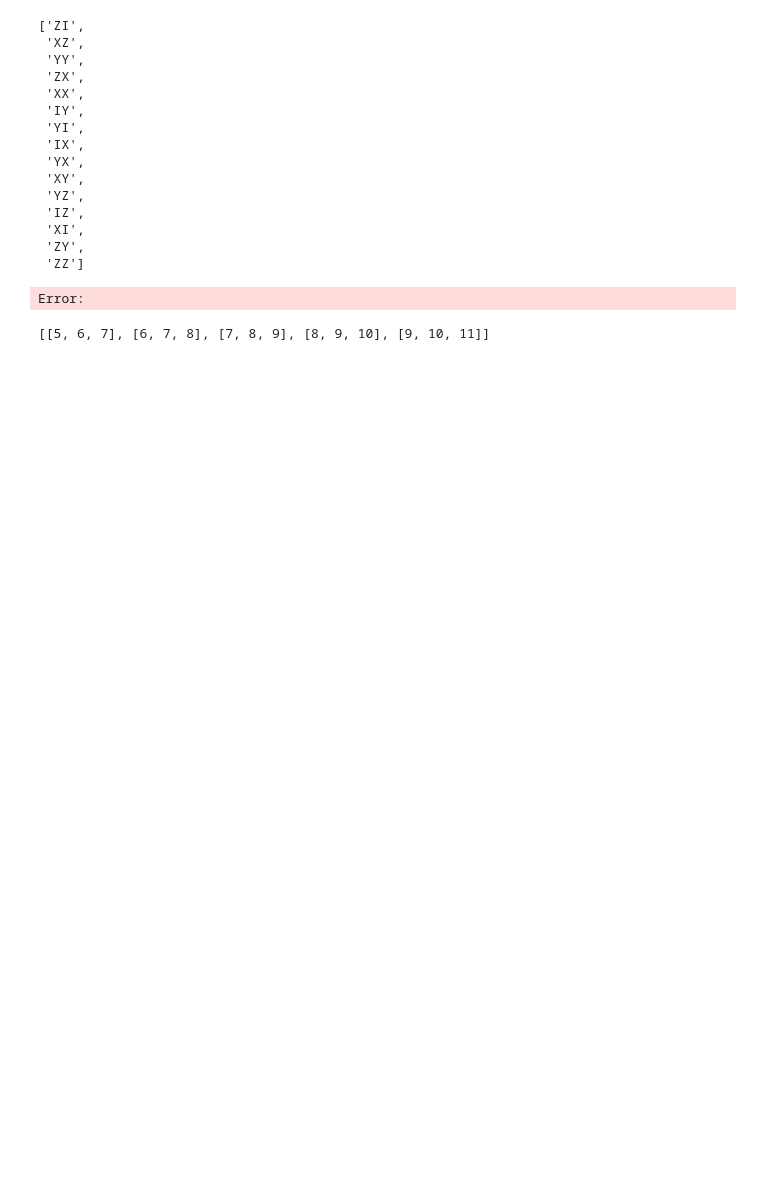
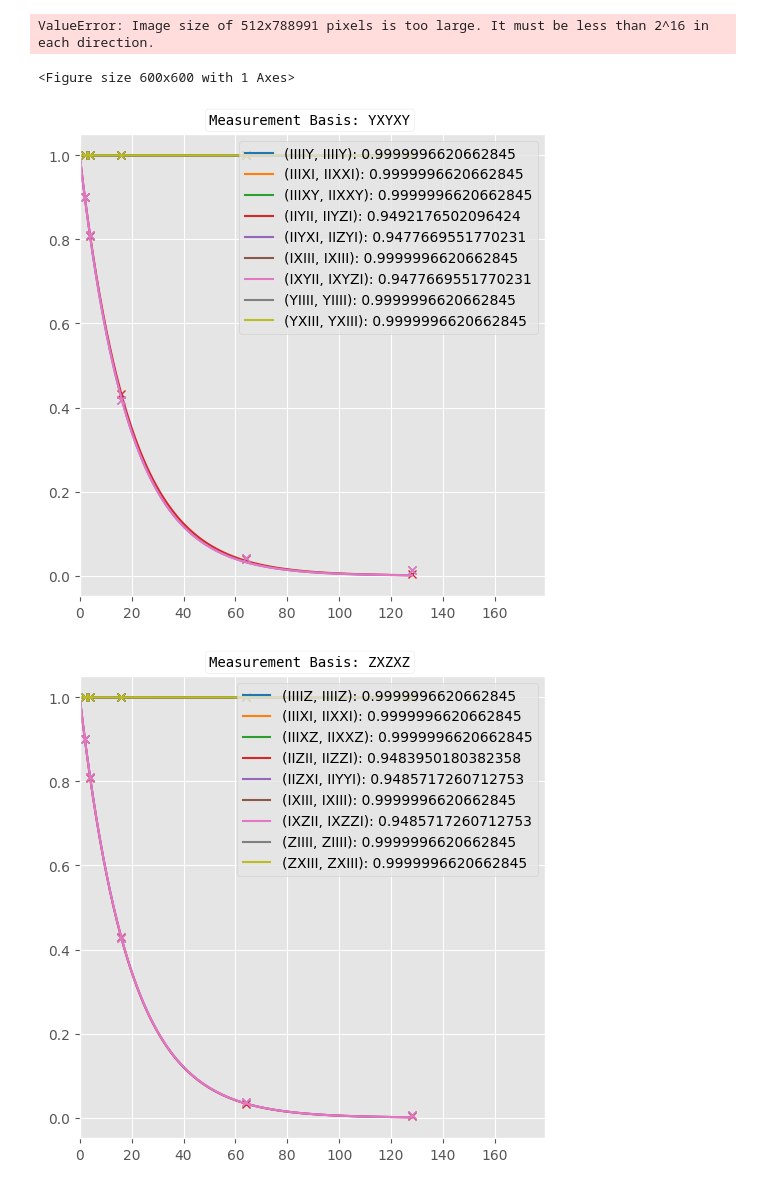
Before and after one commit to Fabrice-Schoeneberger/AutomatedPERTools, a Jupyter notebook: tutorial_notebooks/testrun/test.ipynb, the cells around one changed output. Cells and saved outputs as stored; diff of their text form; code cells hidden in the pictures; blank space fills up the shorter version.

```diff
--- a/tutorial_notebooks/testrun/test.ipynb
+++ b/tutorial_notebooks/testrun/test.ipynb
@@ -83,27 +20,53 @@ meas: 2/════════════════════════
-# %%
-len(["IXZ", "IYI", "XII", "IYY", "ZII", "YII", "IZZ", "IYX", "ZYI", "IZI", "YZI", "ZXI", "IYZ", "ZZI", "IIY", "IZX", "IXX", "YXI", "IIZ", "IZY", "IXY", "YYI", "XXI", "XYI", "IXI", "IIX", "XZI"])
-["ZI", "XZ", "YY", "ZX", "XX", "IY", "YI", "IX", "YX", "XY", "YZ", "IZ", "XI", "ZY", "ZZ"]
-# %% [output]
-['ZI',
- 'XZ',
- 'YY',
- 'ZX',
- 'XX',
- 'IY',
- 'YI',
- 'IX',
- 'YX',
- 'XY',
- 'YZ',
- 'IZ',
- 'XI',
- 'ZY',
- 'ZZ']
-Error:
-# %%
-a = [1,2,3]
-b = [4,5,6,7,8]
-ab = [[i+j for i in a] for j in b]
-print(ab)
-# %% [output]
-[[5, 6, 7], [6, 7, 8], [7, 8, 9], [8, 9, 10], [9, 10, 11]]
+# %%
+import os
+import sys
+import numpy as np
+from matplotlib import pyplot as plt
+home_folder = os.getcwd()
+is_pyquil = "pyquil_program" in home_folder
+if is_pyquil and "AutomatedPERTools" in home_folder:
+	raise Exception("Both folders?")
+i = 0
+while not "pauli_lindblad_per" in os.listdir(home_folder):
+	home_folder = os.path.dirname(home_folder)
+	i+=1
+	if i == 50:
+		raise Exception("pauli_lindblad_per not found. Please make sure it is in this or a parent folder")
+sys.path.append(os.path.join(home_folder, "pauli_lindblad_per"))
+# %%
+import pickle
+with open("termplot.pickle", "rb") as f:
+    savefile = pickle.load(f)
+
+
+
+for basis, paulidic in savefile:
+    i=0
+    fig, ax = plt.subplots(figsize=(6, 6))
+    for pauli, pair in sorted(paulidic, key=lambda o: str(o)):
+        a = paulidic[(pauli, pair)]["a"]
+        b = paulidic[(pauli, pair)]["b"]
+        depths = paulidic[(pauli, pair)]["depth"]
+        expectations = paulidic[(pauli, pair)]["expectations"]
+        #print((a,b, depths, expectations))
+        axis = np.linspace(0,max(depths), 100)
+        colors = ['#1f77b4', '#ff7f0e', '#2ca02c', '#d62728', '#9467bd', '#8c564b', '#e377c2', '#7f7f7f', '#bcbd22', '#17becf']
+        ax.plot(depths, expectations, linestyle = 'None', marker = 'x', color = colors[i])
+        ax.plot(axis, [a*np.exp(-b*x) for x in axis], color = colors[i], label="(" +str(pauli) + ", " + str(pair) + "): " + str(np.exp(-b)))
+        i+=1
+    textstr = "Measurement Basis: " +str(basis)
+    ax.legend(loc='upper right')
+    ax.set_xlim(0, max(depths)* 1.4)
+    # Customize the textbox position and appearance
+    props = dict(boxstyle='round', facecolor='white', alpha=1)
+    #props = dict()
+
+    # Place the textbox in the top-left corner inside the plot (adjust x and y as needed)
+    ax.text(50, 1.1, textstr, fontsize=10,
+            verticalalignment='top', horizontalalignment='left', bbox=props, family='monospace')
+    plt.show()
+# %% [output]
+ValueError: Image size of 512x788991 pixels is too large. It must be less than 2^16 in each direction.
+<Figure size 600x600 with 1 Axes>
+[figure, added]
+[figure, added]
```
Also changed, not shown: parts of 3 cells of this notebook, 23 other files.
